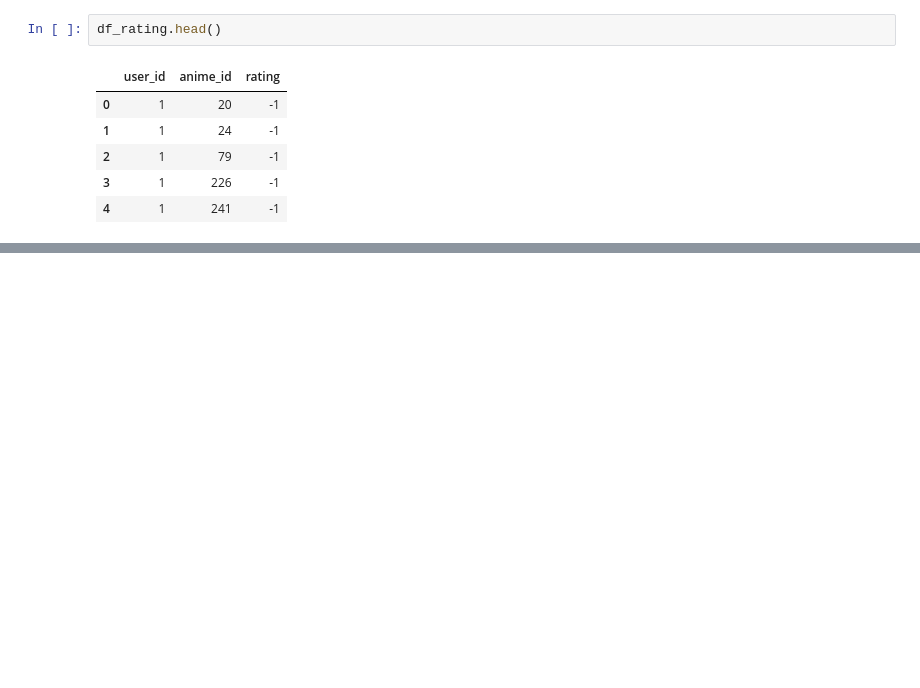
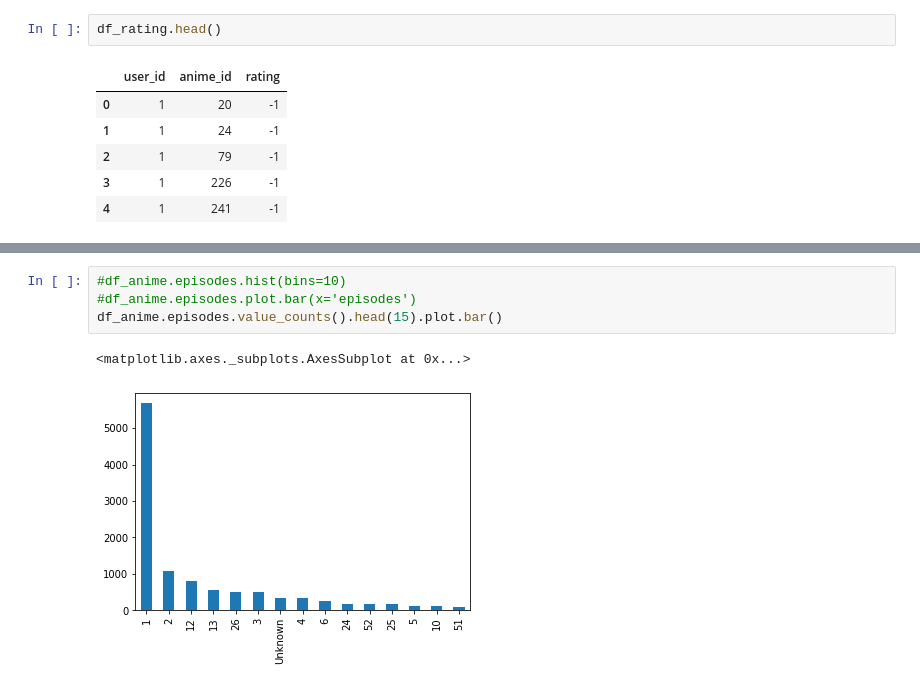
Before and after one commit to indymnv/Anime-Recommender-System, a Jupyter notebook: EDA.ipynb, the cells around one changed output, grey strips where cells are left out. Saved outputs shown, nothing was run; the diff lists cells and outputs as text; blank space fills up the shorter version.

```diff
--- a/EDA.ipynb
+++ b/EDA.ipynb
@@ -27,0 +70,7 @@ df_rating.head()
+# %%
+#df_anime.episodes.hist(bins=10)
+#df_anime.episodes.plot.bar(x='episodes')
+df_anime.episodes.value_counts().head(15).plot.bar()
+# %% [output]
+<matplotlib.axes._subplots.AxesSubplot at 0x...>
+[figure, added]
```
Also changed, not shown: parts of 13 cells of this notebook.
